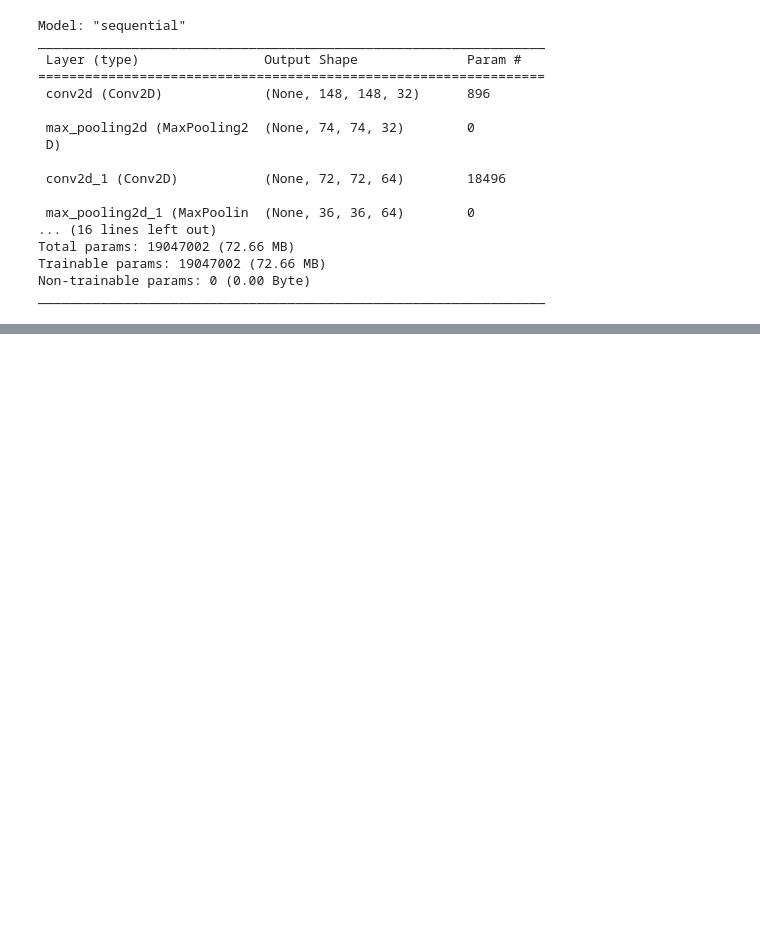
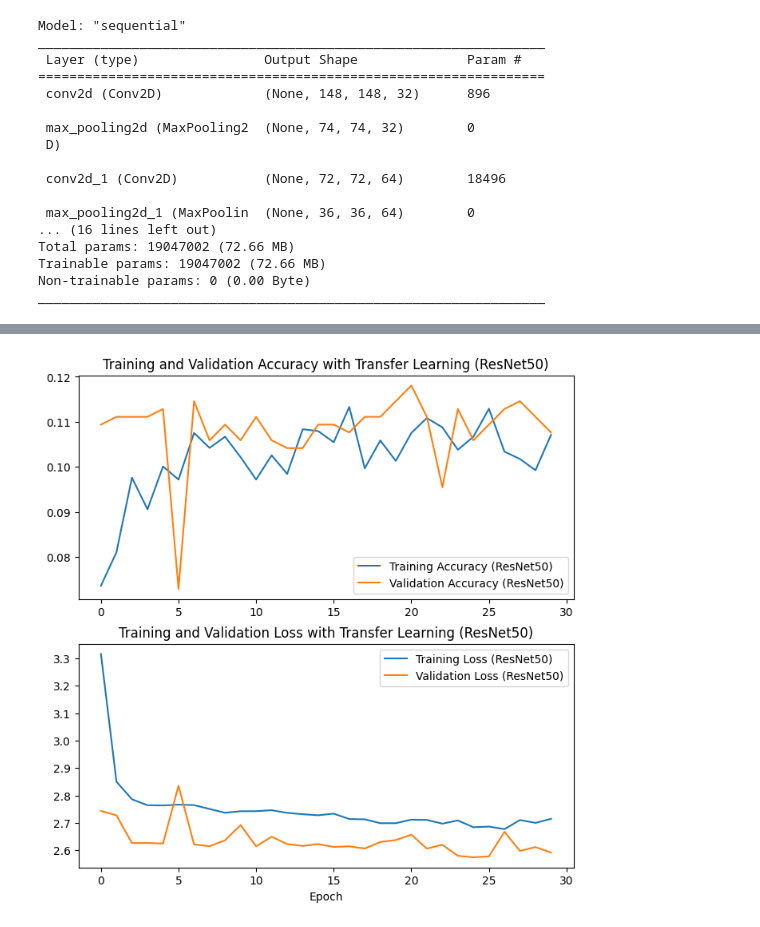
Before and after one commit to LunaGrandjean/PROJET_DEEP_LEARNING, a Jupyter notebook: Projet.ipynb, the cells around one changed output, grey strips where cells are left out. Saved outputs shown, nothing was run; the diff lists cells and outputs as text; code cells hidden in the pictures; blank space fills up the shorter version.

```diff
--- a/Projet.ipynb
+++ b/Projet.ipynb
@@ -281,0 +461,29 @@ plt.show()
+# %%
+
+# Evaluation du modèle transféré ResNet50
+val_loss_transfer_resnet, val_acc_transfer_resnet = model_transfer_resnet.evaluate(validation_generator, steps=validation_generator.samples // validation_generator.batch_size)
+print(f'Validation loss (ResNet50): {val_loss_transfer_resnet}, Validation accuracy (ResNet50): {val_acc_transfer_resnet}')
+
+# Visualisation des résultats de l'entraînement avec transfert d'apprentissage ResNet50
+acc_transfer_resnet = history_transfer_resnet.history['accuracy']
+val_acc_transfer_resnet = history_transfer_resnet.history['val_accuracy']
+loss_transfer_resnet = history_transfer_resnet.history['loss']
+val_loss_transfer_resnet = history_transfer_resnet.history['val_loss']
+
+epochs_transfer_resnet = range(len(acc_transfer_resnet))
+
+plt.figure(figsize=(8, 8))
+plt.subplot(2, 1, 1)
+plt.plot(epochs_transfer_resnet, acc_transfer_resnet, label='Training Accuracy (ResNet50)')
+plt.plot(epochs_transfer_resnet, val_acc_transfer_resnet, label='Validation Accuracy (ResNet50)')
+plt.legend(loc='lower right')
+plt.title('Training and Validation Accuracy with Transfer Learning (ResNet50)')
+
+plt.subplot(2, 1, 2)
+plt.plot(epochs_transfer_resnet, loss_transfer_resnet, label='Training Loss (ResNet50)')
+plt.plot(epochs_transfer_resnet, val_loss_transfer_resnet, label='Validation Loss (ResNet50)')
+plt.legend(loc='upper right')
+plt.title('Training and Validation Loss with Transfer Learning (ResNet50)')
+plt.xlabel('Epoch')
+plt.show()
+# %% [output]
@@ -281,0 +492 @@ plt.show()
+[figure, added]
```
Also changed, not shown: parts of 27 cells of this notebook.
